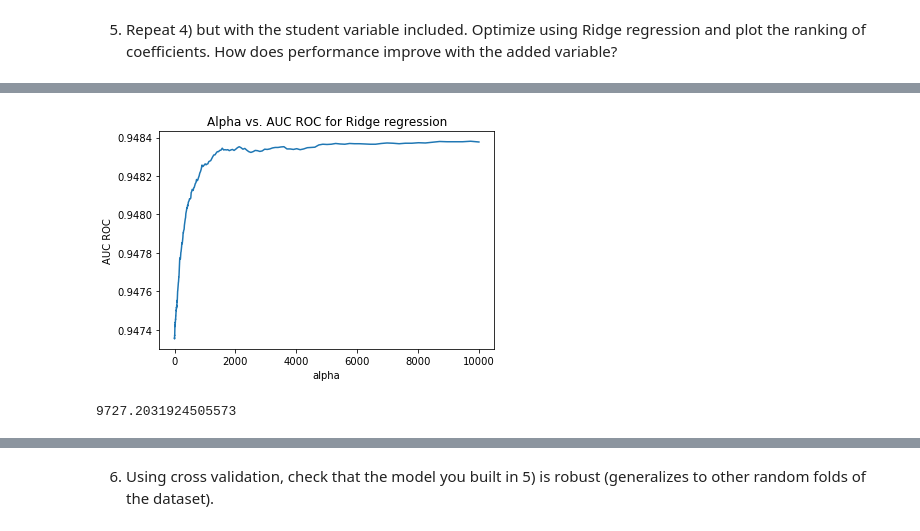
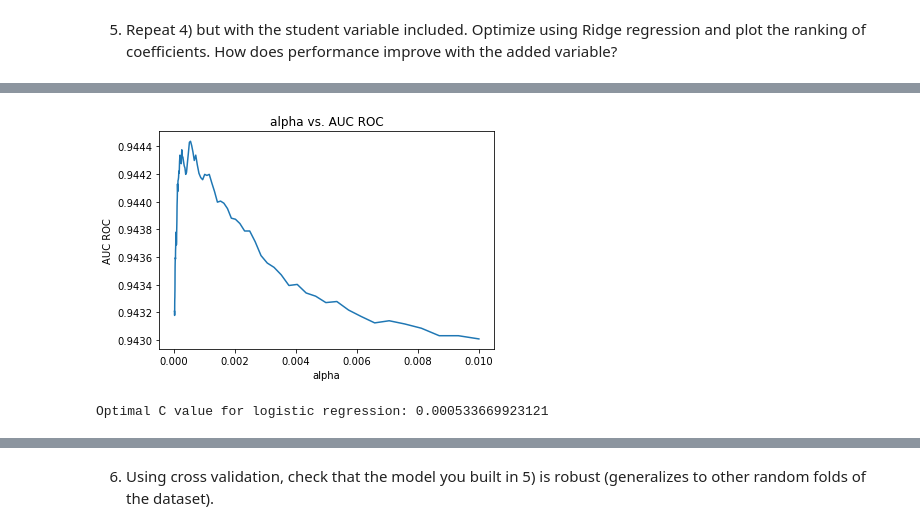
Before and after one commit to Columbia-Intro-Data-Science/python-introduction-kathyyli, a Jupyter notebook: Homework 3 - Classification.ipynb, the cells around one changed output, grey strips where cells are left out. Saved outputs shown, nothing was run; the diff lists cells and outputs as text; code cells hidden in the pictures.

```diff
--- a/Homework 3 - Classification.ipynb
+++ b/Homework 3 - Classification.ipynb
@@ -160,11 +145,11 @@ X = data[['balance', 'income', 'student_Yes']]
 y = data['default_Yes']
 
 #use train/test split
-X_train, X_test, y_train, y_test = train_test_split(X, y, test_size=0.5, random_state=7)
+X_train, X_test, y_train, y_test = train_test_split(X, y, test_size=0.2, random_state=7)
 
 #train model
 regr = LogisticRegression(penalty='l1')
-regr.fit(X_train, y_train)
+clf = regr.fit(X_train, y_train)
 
 #make predictions on testing
 predictions_test = regr.predict(X_test)
@@ -198,11 +184,13 @@ plt.show()
 import sklearn.metrics
 from sklearn.metrics import roc_curve, auc
 
-#another way to compute ROC AUC
-sklearn.metrics.roc_auc_score(y_test, predictions_test)
+#compute ROC
+probas_ = clf.fit(X_train,y_train).predict_proba(X_test)
 
 # Generate ROC  for LR with l1 penalty
-fpr,tpr,roc_auc, thresholds = generate_auc(X,y,LogisticRegression,penalty='l1')
+fpr, tpr, thresholds = roc_curve(y_test, probas_[:, 1])
+roc_auc = auc(fpr, tpr)
+print("Area under the ROC curve : %f" % roc_auc)
 
 # Plots ROC
 generate_ROCplot(fpr,tpr,'LR',roc_auc)
@@ -212,35 +202,39 @@ Area under the ROC curve : 0.946170
 # %%
-#optimize using ridge regression - alternate method based on AUC ROC
-from sklearn.linear_model import Ridge
-
-alphas = np.logspace(-8,4,1000)
+#optimize using ridge regression - incorporate L2 penalty into logistic regression
+C_vals = np.logspace(-5,-2,100)
 
 scores = []
 
-X_train, X_test, y_train, y_test = train_test_split(X, y, test_size=0.5, random_state=7)
+#scale data - to find feature importance down below
+from sklearn.preprocessing import StandardScaler
 
-for alpha in alphas:
+X_scaled = StandardScaler().fit_transform(X)
 
-    regr = Ridge(alpha = alpha)
+X_train, X_test, y_train, y_test = train_test_split(X_scaled, y, test_size=0.2, random_state=7)
 
+
+for C_val in C_vals:
+
+    #change penalty to l2 - ridge regression
+    regr = LogisticRegression(penalty='l2', C = C_val)
     regr.fit(X_train, y_train)
 
-    y_pred = regr.predict(X_test)
+    probas_ = regr.fit(X_train, y_train).predict_proba(X_test)
 
-    #compute AUC ROC for particular alpha (for ridge)
-    fpr, tpr, thresholds = roc_curve(y_test, y_pred)
+    fpr, tpr, thresholds = roc_curve(y_test, probas_[:, 1])
     roc_auc = auc(fpr, tpr)
 
     scores.append(roc_auc)
 
-plt.plot(alphas, scores)
+#plot alphas vs. scores
+plt.plot(C_vals, scores)
 plt.xlabel('alpha')
 plt.ylabel('AUC ROC')
-plt.title('Alpha vs. AUC ROC for Ridge regression')
+plt.title('alpha vs. AUC ROC')
 plt.show()
 
-alpha_best = alphas[scores.index(max(scores))]
-alpha_best
+C_best = C_vals[scores.index(max(scores))]
+print('Optimal C value for logistic regression: ' + str(C_best))
 # %% [output]
-[figure, old version]
+[figure, new version]
-9727.2031924505573
+Optimal C value for logistic regression: 0.000533669923121
```
Also changed, not shown: parts of 23 cells of this notebook.
